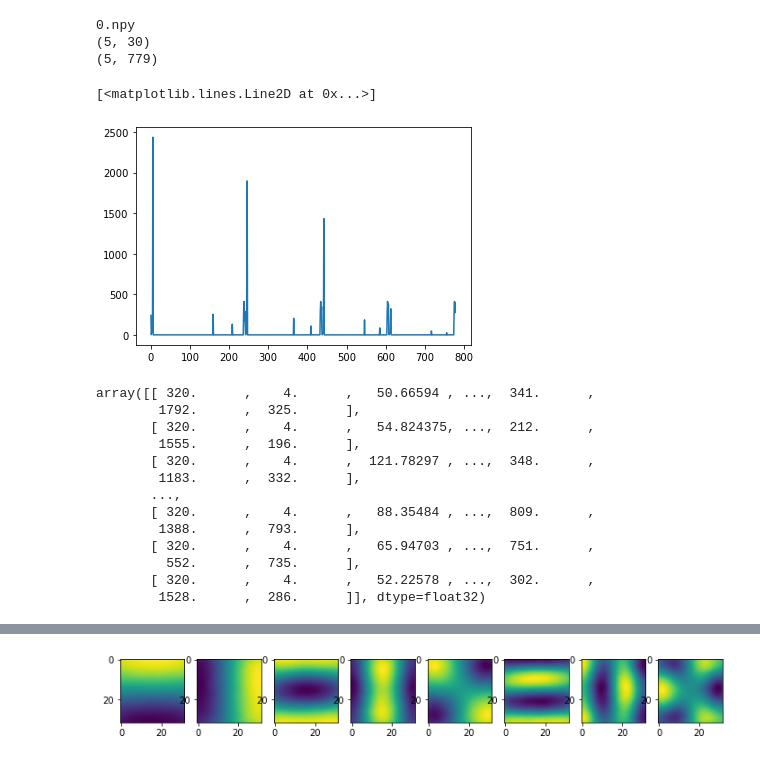
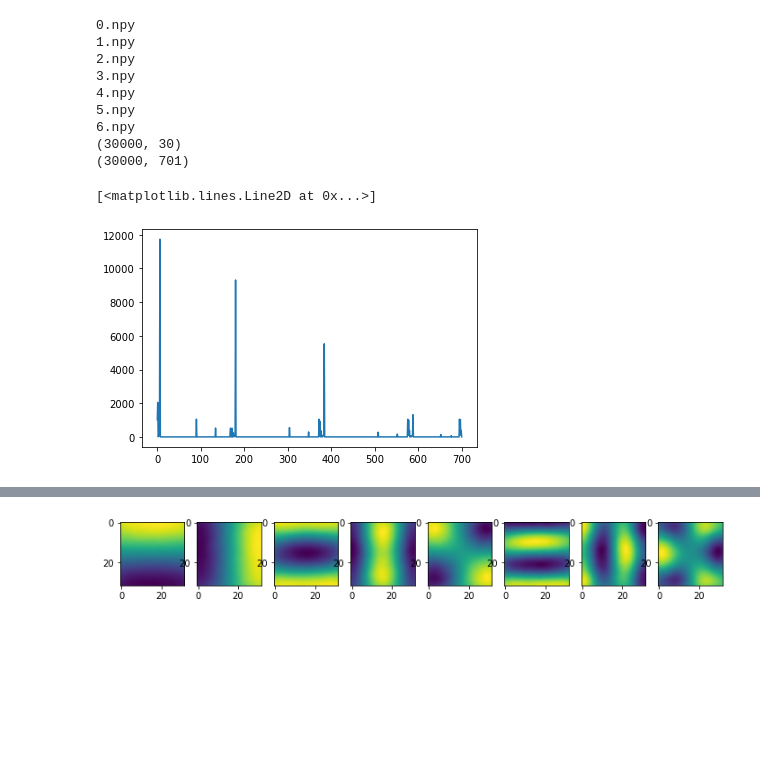
Before and after one commit to benthehuman1/UW-Vision-Segmentation, a Jupyter notebook: demo.ipynb, the cells around one changed output, grey strips where cells are left out. Saved outputs shown, nothing was run; the diff lists cells and outputs as text; code cells hidden in the pictures; blank space fills up the shorter version.

```diff
--- a/demo.ipynb
+++ b/demo.ipynb
@@ -30,31 +35,21 @@ cityscapes_helper.set_semantic_data_zip_path("/mnt/c/Users/benki/Downloads/gtFin
 cityscapes_helper.initialize_tool()
 # %%
-demo_dataset = CityScapesDataset("test_dataset03")
-demo_dataset.load()
-print(demo_dataset.labels.shape)
-print(demo_dataset.features.shape)
-sample_feature = demo_dataset.features[0]
+dataset = CityScapesDataset("full_dataset_v1_30000")
+dataset.load()
+print(dataset.labels.shape)
+print(dataset.features.shape)
+sample_feature = dataset.features[0]
 fig, ax = plt.subplots()
 ax.plot(sample_feature)
 # %% [output]
 0.npy
-(5, 30)
-(5, 779)
+1.npy
+2.npy
+3.npy
+4.npy
+5.npy
+6.npy
+(30000, 30)
+(30000, 701)
 [<matplotlib.lines.Line2D at 0x...>]
-[figure, old version]
+[figure, new version]
-# %%
-demo_dataset.features
-# %% [output]
-array([[ 320.      ,    4.      ,   50.66594 , ...,  341.      ,
-        1792.      ,  325.      ],
-       [ 320.      ,    4.      ,   54.824375, ...,  212.      ,
-        1555.      ,  196.      ],
-       [ 320.      ,    4.      ,  121.78297 , ...,  348.      ,
-        1183.      ,  332.      ],
-       ...,
-       [ 320.      ,    4.      ,   88.35484 , ...,  809.      ,
-        1388.      ,  793.      ],
-       [ 320.      ,    4.      ,   65.94703 , ...,  751.      ,
-         552.      ,  735.      ],
-       [ 320.      ,    4.      ,   52.22578 , ...,  302.      ,
-        1528.      ,  286.      ]], dtype=float32)
```
Also changed, not shown: parts of 4 cells of this notebook, 14 other files.
